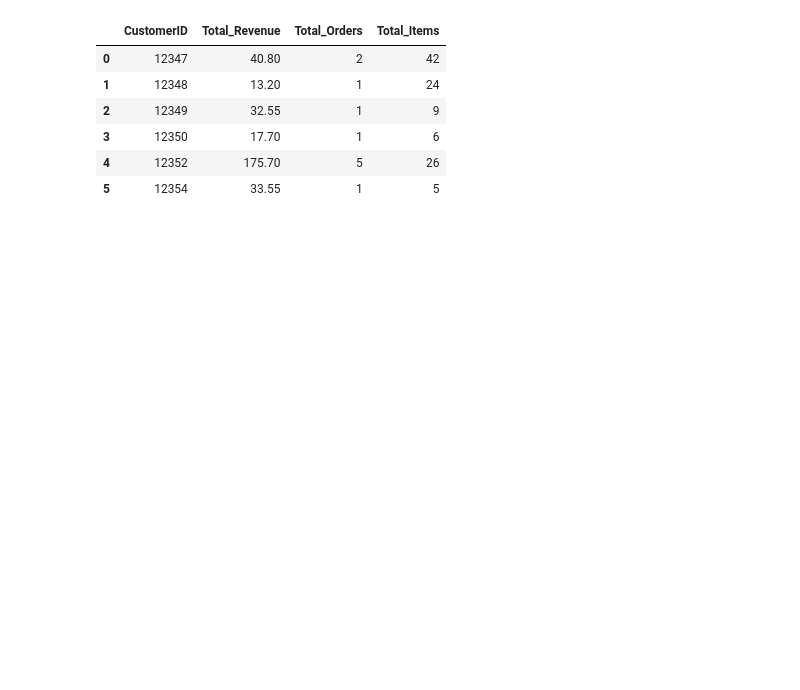
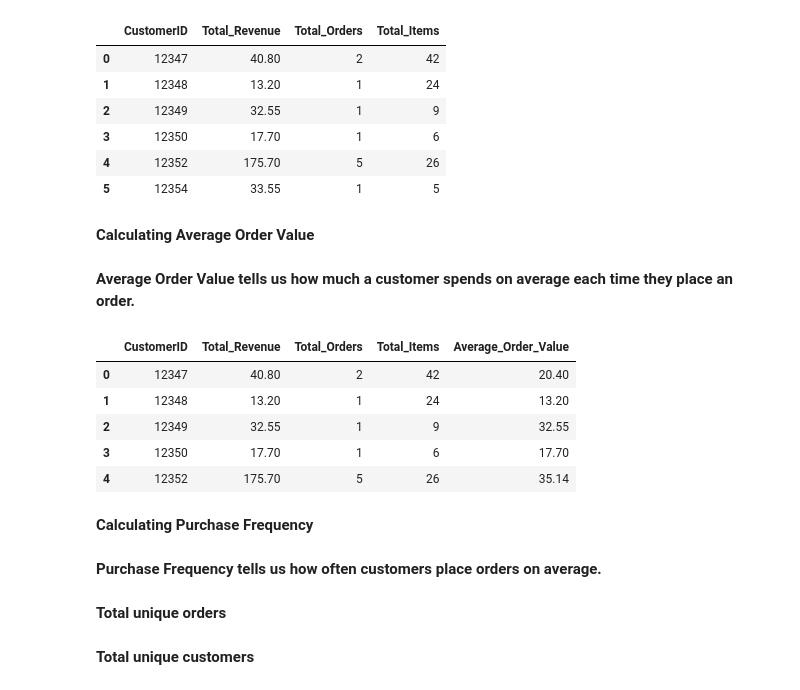
Before and after one commit to ThejaswiBhat/Internship-Project-1, a Jupyter notebook: Notebooks/cohort_retention_cltv_analysis.ipynb.ipynb, the cells around one changed output. Cells and saved outputs as stored; diff of their text form; code cells hidden in the pictures; blank space fills up the shorter version.

Commit message:
Calculated Average order value and Purchase frequency

```diff
--- a/Notebooks/cohort_retention_cltv_analysis.ipynb.ipynb
+++ b/Notebooks/cohort_retention_cltv_analysis.ipynb.ipynb
@@ -339,3 +341,29 @@ customer_summary.head(6)
 | 3 | 12350 | 17.70 | 1 | 6 |
 | 4 | 12352 | 175.70 | 5 | 26 |
 | 5 | 12354 | 33.55 | 1 | 5 |
+# %% [markdown]
+**Calculating Average Order Value**
+# %% [markdown]
+**Average Order Value tells us how much a customer spends on average each time they place an order.**
+# %%
+average_order_value = (
+    customer_summary["Total_Revenue"] /
+    customer_summary["Total_Orders"]
+)
+
+customer_summary["Average_Order_Value"] = average_order_value
+# %%
+customer_summary.head()
+# %% [output]
+|  | CustomerID | Total_Revenue | Total_Orders | Total_Items | Average_Order_Value |
+| 0 | 12347 | 40.80 | 2 | 42 | 20.40 |
+| 1 | 12348 | 13.20 | 1 | 24 | 13.20 |
+| 2 | 12349 | 32.55 | 1 | 9 | 32.55 |
+| 3 | 12350 | 17.70 | 1 | 6 | 17.70 |
+| 4 | 12352 | 175.70 | 5 | 26 | 35.14 |
+# %% [markdown]
+**Calculating Purchase Frequency**
+# %% [markdown]
+**Purchase Frequency tells us how often customers place orders on average.**
+# %% [markdown]
+**Total unique orders**
@@ -341,0 +372,2 @@ customer_summary.head(6)
+# %% [markdown]
+**Total unique customers**
```
Also changed, not shown: parts of 6 cells of this notebook.
